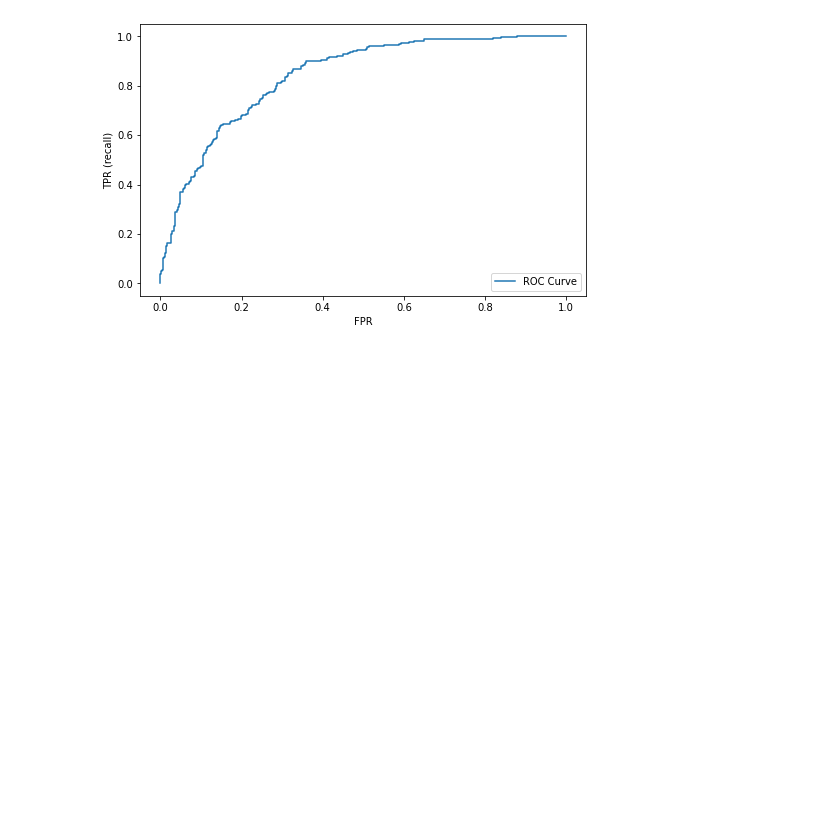
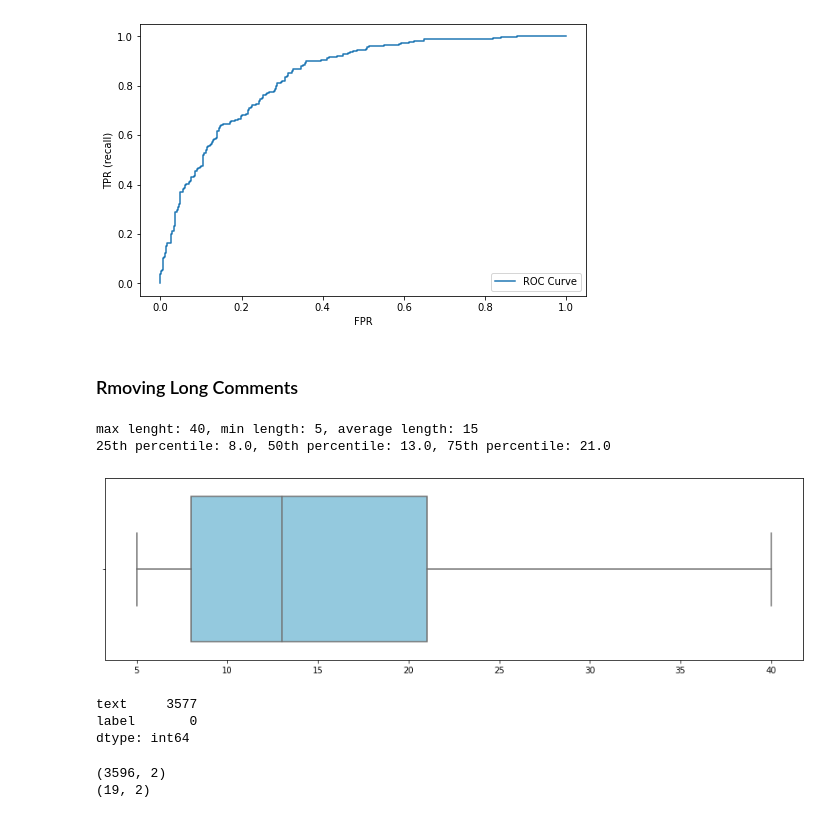
Before and after one commit to AmirHoseein99/Persian_NLP_Task, a Jupyter notebook: NLP_Task.ipynb, the cells around one changed output. Drawn from its saved outputs; the diff is of its cells as text; code cells hidden in the pictures; blank space fills up the shorter version.

Commit message:
dropping longest Comments, But no good

```diff
--- a/NLP_Task.ipynb
+++ b/NLP_Task.ipynb
@@ -3164,3 +3166,31 @@ _= plt.legend(loc=4)
 # %% [output]
 logesitc Regressin Model AUC is : 0.8389392772096932
 [figure]
+# %% [markdown]
+### Rmoving Long Comments
+# %%
+_ = plt.figure(figsize=(15, 4))
+all_comments = np.concatenate([labeled_data.text])
+comment_length = np.array([len(x.split()) for x in all_comments])
+print(f"max lenght: {comment_length.max()}, min length: {comment_length.min()}, average length: {int(comment_length.mean())}")
+print(f"25th percentile: {np.percentile(comment_length, 25)}, 50th percentile: {np.percentile(comment_length, 50)}, 75th percentile: {np.percentile(comment_length, 75)}")
+_ = sns.boxplot(x=comment_length, color='skyblue')
+_ = plt.show()
+# %% [output]
+max lenght: 40, min length: 5, average length: 15
+25th percentile: 8.0, 50th percentile: 13.0, 75th percentile: 21.0
+[figure, added]
+# %%
+labeled_data["text"] = labeled_data.text.apply(lambda x : x if len(x.strip(" ")) < 20 else None)
+np.sum(labeled_data.isna())
+# %% [output]
+text     3577
+label       0
+dtype: int64
+# %%
+print(labeled_data.shape)
+labeled_data.dropna(inplace=True)
+print(labeled_data.shape)
+# %% [output]
+(3596, 2)
+(19, 2)
```
Also changed, not shown: parts of 5 cells of this notebook.
